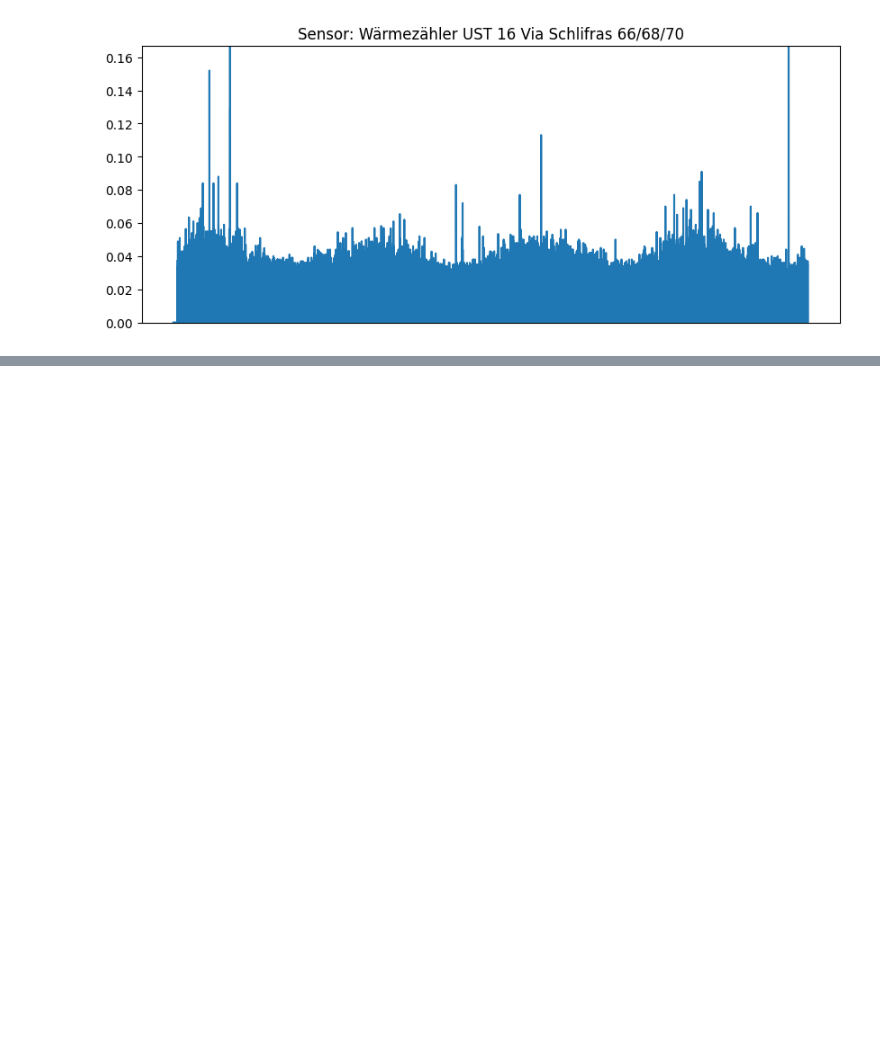
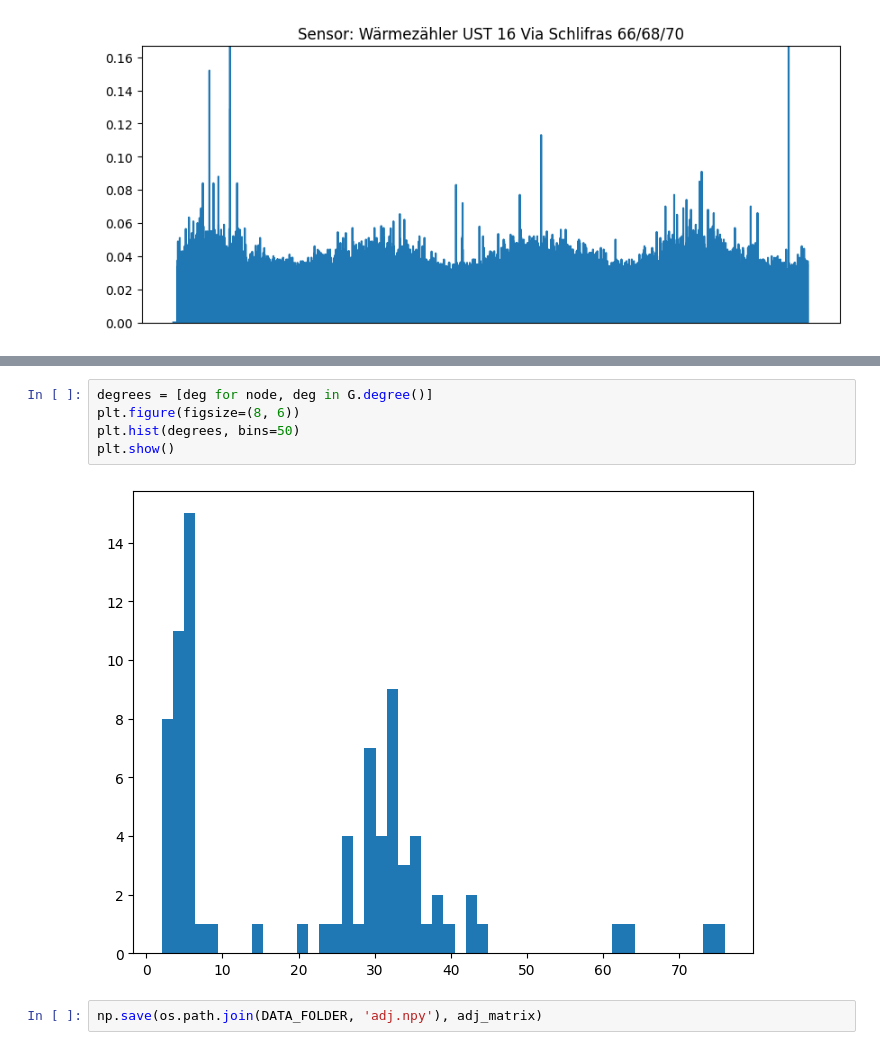
Before and after one commit to MatyaAydin/SemesterProject, a Jupyter notebook: src/eda.ipynb, the cells around one changed output, grey strips where cells are left out. Saved outputs shown, nothing was run; the diff lists cells and outputs as text; blank space fills up the shorter version.

```diff
--- a/src/eda.ipynb
+++ b/src/eda.ipynb
@@ -251,0 +321,9 @@ for i,c in enumerate(df.columns):
+# %%
+degrees = [deg for node, deg in G.degree()]
+plt.figure(figsize=(8, 6))
+plt.hist(degrees, bins=50)
+plt.show()
+# %% [output]
+[figure, added]
+# %%
+np.save(os.path.join(DATA_FOLDER, 'adj.npy'), adj_matrix)
```
Also changed, not shown: parts of 8 cells of this notebook, 4 other files.
